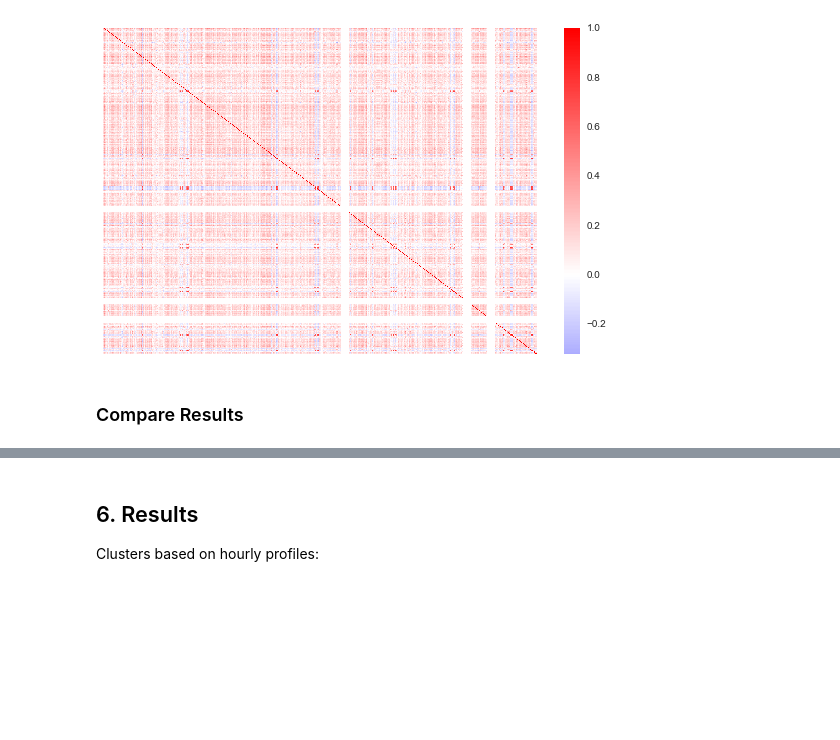
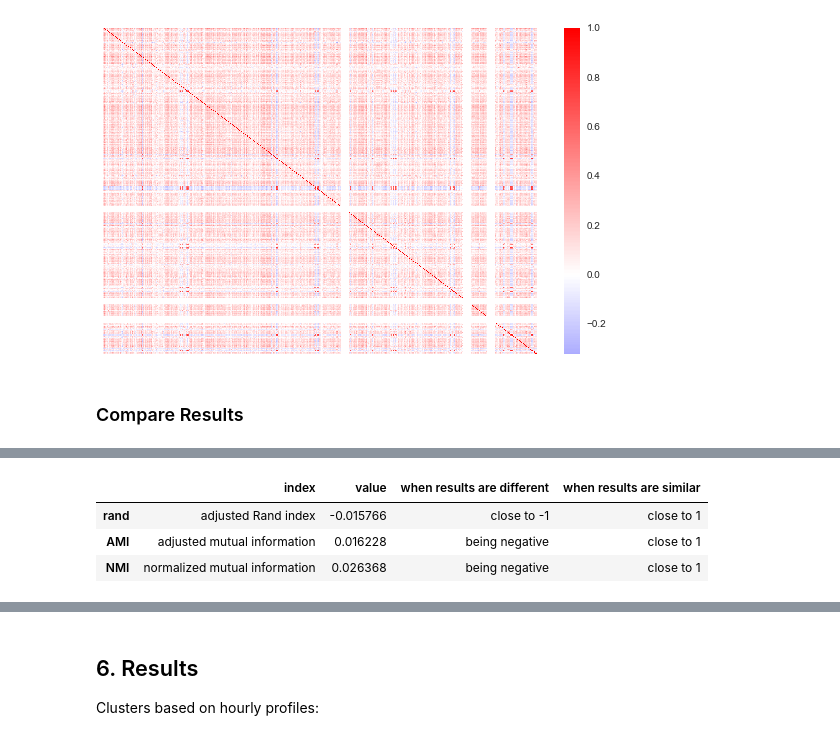
Before and after one commit to edxu96/elec_consumption, a Jupyter notebook: 00_cluster.ipynb, the cells around one changed output, grey strips where cells are left out. Saved outputs shown, nothing was run; the diff lists cells and outputs as text; code cells hidden in the pictures; blank space fills up the shorter version.

Commit message:
store metrics in a table

```diff
--- a/00_cluster.ipynb
+++ b/00_cluster.ipynb
@@ -252,0 +236,3 @@ metrics.normalized_mutual_info_score(labels_dict['hourly'], labels_dict['daily']
+# %%
+#hide
+comparison = {}  # metrics used to compare clustering results
@@ -252,0 +243,40 @@ metrics.normalized_mutual_info_score(labels_dict['hourly'], labels_dict['daily']
+# %%
+#hide
+comparison['rand'] = (
+    'adjusted Rand index',
+    metrics.adjusted_rand_score(
+        labels_dict['hourly'], labels_dict['daily']
+    ),
+    "close to -1",
+    "close to 1",
+)
+comparison['AMI'] = (
+    'adjusted mutual information',
+    metrics.adjusted_mutual_info_score(
+        labels_dict['hourly'], labels_dict['daily']
+    ),
+    "being negative",
+    "close to 1",
+)
+#hide
+comparison['NMI'] = (
+    'normalized mutual information',
+    metrics.normalized_mutual_info_score(
+        labels_dict['hourly'], labels_dict['daily']
+    ),
+    "being negative",
+    "close to 1",
+)
+# %%
+#hide_input
+res = pd.DataFrame.from_dict(comparison, orient='index')
+res.columns = [
+    'index', 'value', 'when results are different',
+    'when results are similar'
+]
+res
+# %% [output]
+|  | index | value | when results are different | when results are similar |
+| rand | adjusted Rand index | -0.015766 | close to -1 | close to 1 |
+| AMI | adjusted mutual information | 0.016228 | being negative | close to 1 |
+| NMI | normalized mutual information | 0.026368 | being negative | close to 1 |
```
Also changed, not shown: parts of 17 cells of this notebook, 1 other file.
